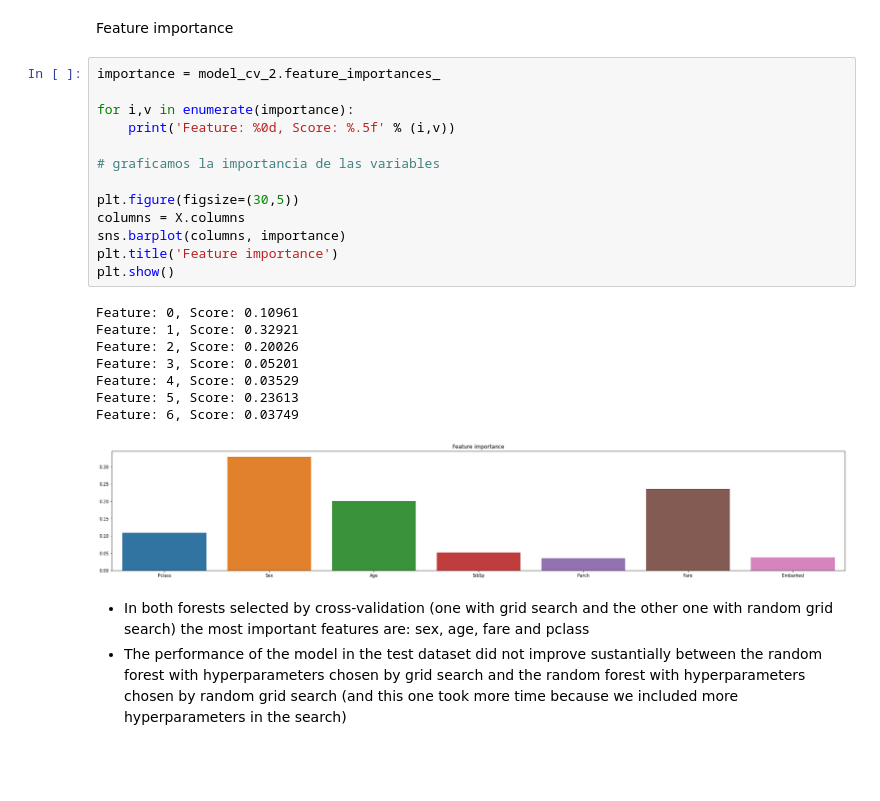
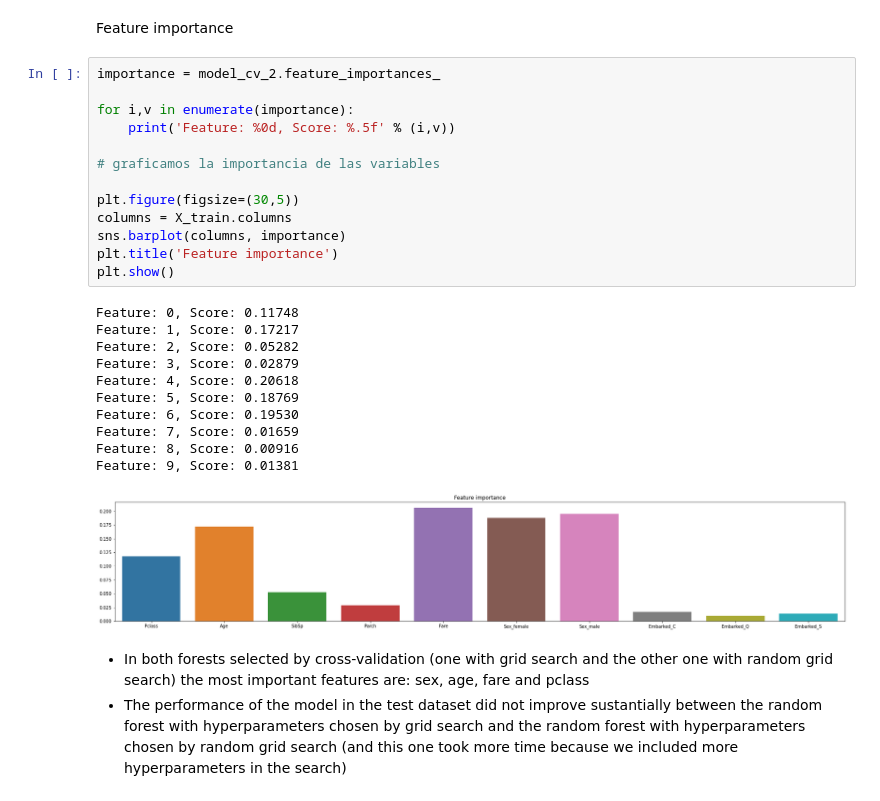
Before and after one commit to marfurt1/Random-Forest-Project_ana, a Jupyter notebook: src/explore.ipynb, the cells around one changed output. Cells and saved outputs as stored; diff of their text form; blank space fills up the shorter version.

```diff
--- a/src/explore.ipynb
+++ b/src/explore.ipynb
@@ -590,25 +575,28 @@ Feature importance
 # %%
 importance = model_cv_2.feature_importances_
 
 for i,v in enumerate(importance):
 	print('Feature: %0d, Score: %.5f' % (i,v))
 
 # graficamos la importancia de las variables
 
 plt.figure(figsize=(30,5))
-columns = X.columns
+columns = X_train.columns
 sns.barplot(columns, importance)
 plt.title('Feature importance')
 plt.show()
 # %% [output]
-Feature: 0, Score: 0.10961
-Feature: 1, Score: 0.32921
-Feature: 2, Score: 0.20026
-Feature: 3, Score: 0.05201
-Feature: 4, Score: 0.03529
-Feature: 5, Score: 0.23613
-Feature: 6, Score: 0.03749
+Feature: 0, Score: 0.11748
+Feature: 1, Score: 0.17217
+Feature: 2, Score: 0.05282
+Feature: 3, Score: 0.02879
+Feature: 4, Score: 0.20618
+Feature: 5, Score: 0.18769
+Feature: 6, Score: 0.19530
+Feature: 7, Score: 0.01659
+Feature: 8, Score: 0.00916
+Feature: 9, Score: 0.01381
-[figure, old version]
+[figure, new version]
 # %% [markdown]
 - In both forests selected by cross-validation (one with grid search and the other one with random grid search) the most important features are: sex, age, fare and pclass
 - The performance of the model in the test dataset did not improve sustantially between the random forest with hyperparameters chosen by grid search and the random forest with hyperparameters chosen by random grid search (and this one took more time because we included more hyperparameters in the search)
```
Also changed, not shown: parts of 11 cells of this notebook, 2 other files.
